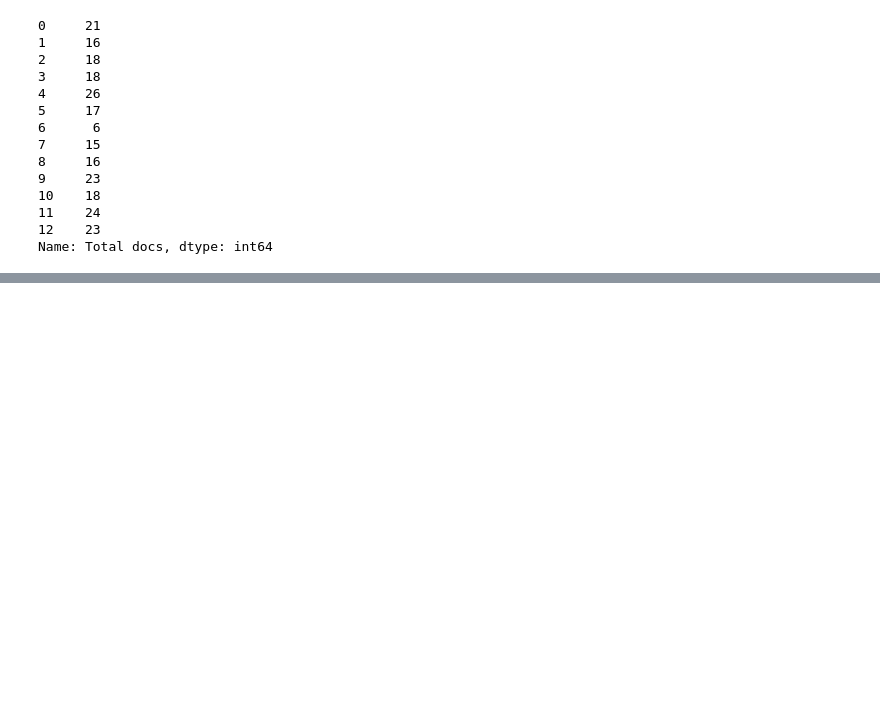
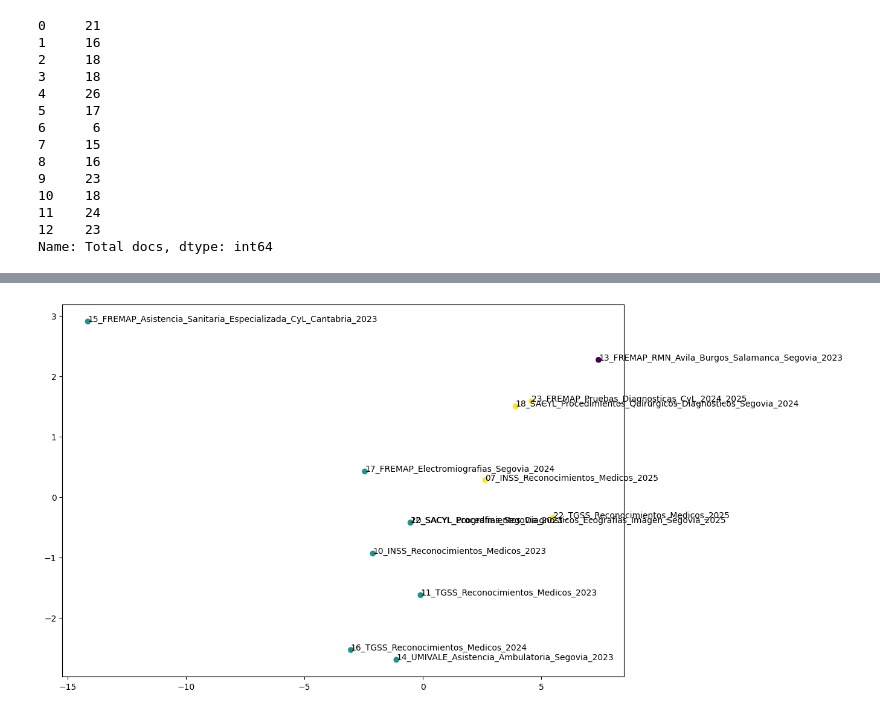
Before and after one commit to SebsAcosta97/Licitaciones, a Jupyter notebook: Notebooks/ML.ipynb, the cells around one changed output, grey strips where cells are left out. Cells and saved outputs as stored; diff of their text form; code cells hidden in the pictures; blank space fills up the shorter version.

```diff
--- a/Notebooks/ML.ipynb
+++ b/Notebooks/ML.ipynb
@@ -1058,0 +1066,11 @@ dataset_final = pd.concat(
+# %%
+from sklearn.cluster import KMeans
+
+X = dataset_final[variables].fillna(0)
+
+kmeans = KMeans(
+    n_clusters=3,
+    random_state=42
+)
+
+dataset_final["cluster"] = kmeans.fit_predict(X)
@@ -1058,0 +1100,31 @@ dataset_final = pd.concat(
+# %%
+from sklearn.decomposition import PCA
+
+pca = PCA(
+    n_components=2
+)
+
+coords = pca.fit_transform(X)
+# %%
+import matplotlib.pyplot as plt
+
+plt.figure(figsize=(12,8))
+
+plt.scatter(
+    coords[:,0],
+    coords[:,1],
+    c=dataset_final["cluster"]
+)
+
+for i, txt in enumerate(
+    dataset_final["expediente"]
+):
+
+    plt.annotate(
+        txt,
+        (coords[i,0], coords[i,1])
+    )
+
+plt.show()
+# %% [output]
+[figure, added]
```
Also changed, not shown: parts of 43 cells of this notebook, 4 other files.
